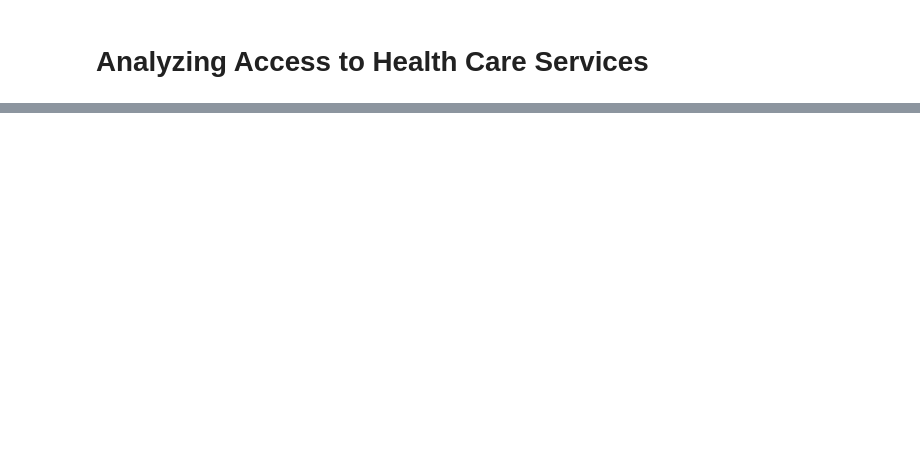
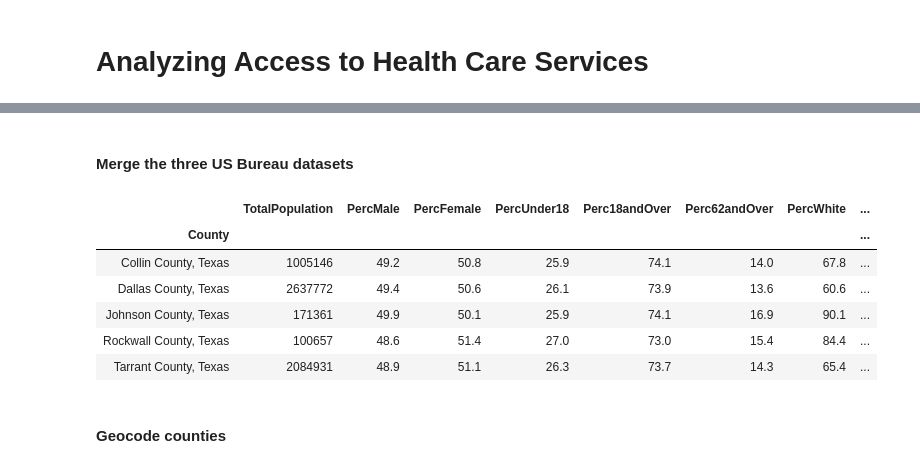
Before and after one commit to jmm312/access_to_healthcare, a Jupyter notebook: Analyzing Access to Health Care Services.ipynb, the cells around one changed output, grey strips where cells are left out. Drawn from its saved outputs; the diff is of its cells as text; code cells hidden in the pictures; blank space fills up the shorter version.

```diff
--- a/Analyzing Access to Health Care Services.ipynb
+++ b/Analyzing Access to Health Care Services.ipynb
@@ -16,0 +120,3 @@ This project will use the Foursquare API to obtain health care service provider
+# %%
+hous_inc_df = pd.read_csv('Data/Household_Income_2018.csv')
+hous_inc_df.head()
@@ -16,0 +132,7 @@ This project will use the Foursquare API to obtain health care service provider
+# %%
+hous_inc_df = hous_inc_df.drop(['id',
+                  'Margin of Error!!Median household income in the past 12 months (in 2018 inflation-adjusted dollars)'],
+                axis=1)
+hous_inc_df.columns = ['County','2018MedianHouseholdIncome']
+hous_inc_df.set_index('County',inplace=True)
+hous_inc_df.head()
@@ -16,0 +149,3 @@ This project will use the Foursquare API to obtain health care service provider
+# %%
+econ_char_df = pd.read_csv('Data/Pop_Economics.csv')
+econ_char_df.head()
@@ -16,0 +159,9 @@ This project will use the Foursquare API to obtain health care service provider
+# %%
+econ_char_df_short = econ_char_df[['Geographic Area Name',
+                                   'Percent Estimate!!EMPLOYMENT STATUS!!Civilian labor force!!Unemployment Rate',
+                                   'Percent Estimate!!HEALTH INSURANCE COVERAGE!!Civilian noninstitutionalized population!!No health insurance coverage',
+                                   'Percent Estimate!!PERCENTAGE OF FAMILIES AND PEOPLE WHOSE INCOME IN THE PAST 12 MONTHS IS BELOW THE POVERTY LEVEL!!All families',
+                                  ]]
+econ_char_df_short.columns = ['County','UnemploymentRate','PercNoHealthInsurance','PercFamiliesBelowPoverty']
+econ_char_df_short.set_index('County',inplace=True)
+econ_char_df_short.head()
@@ -16,0 +176,16 @@ This project will use the Foursquare API to obtain health care service provider
+# %% [markdown]
+#### Merge the three US Bureau datasets
+# %%
+census_data_df = pop_demo_df_short.merge(hous_inc_df,left_index=True, right_index=True)
+census_data_df = census_data_df.merge(econ_char_df_short,left_index=True, right_index=True)
+census_data_df.head()
+# %% [output]
+|  | TotalPopulation | PercMale | PercFemale | PercUnder18 | Perc18andOver | Perc62andOver | PercWhite | ... |
+| County |  |  |  |  |  |  |  | ... |
+| Collin County, Texas | 1005146 | 49.2 | 50.8 | 25.9 | 74.1 | 14.0 | 67.8 | ... |
+| Dallas County, Texas | 2637772 | 49.4 | 50.6 | 26.1 | 73.9 | 13.6 | 60.6 | ... |
+| Johnson County, Texas | 171361 | 49.9 | 50.1 | 25.9 | 74.1 | 16.9 | 90.1 | ... |
+| Rockwall County, Texas | 100657 | 48.6 | 51.4 | 27.0 | 73.0 | 15.4 | 84.4 | ... |
+| Tarrant County, Texas | 2084931 | 48.9 | 51.1 | 26.3 | 73.7 | 14.3 | 65.4 | ... |
+# %% [markdown]
+#### Geocode counties
```
Also changed, not shown: parts of 89 cells of this notebook.
